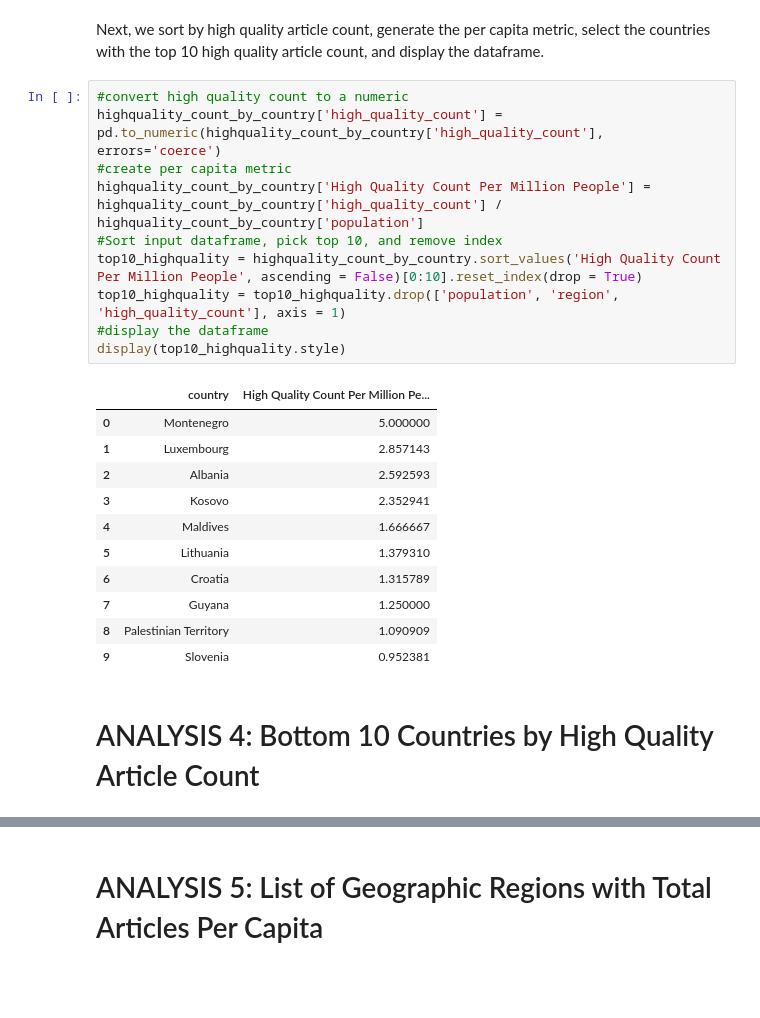
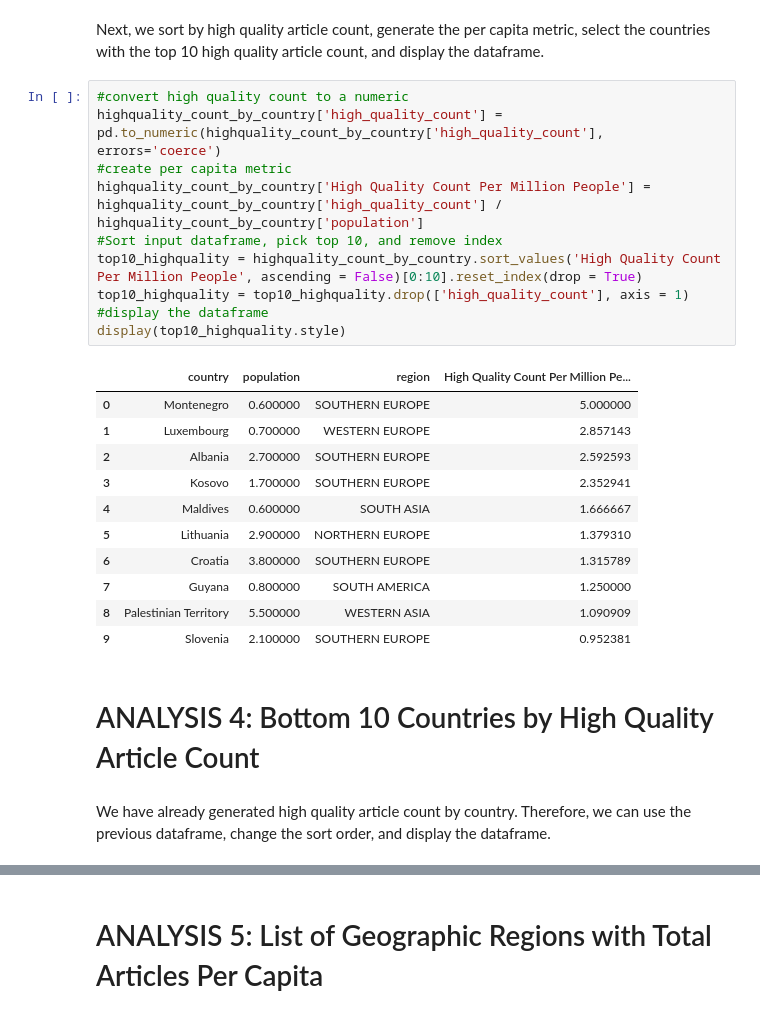
Before and after one commit to SSGurajala/DATA512, a Jupyter notebook: data-512-homework_2/src/notebooks/data_analysis.ipynb, the cells around one changed output, grey strips where cells are left out. Drawn from its saved outputs; the diff is of its cells as text; blank space fills up the shorter version.

```diff
--- a/data-512-homework_2/src/notebooks/data_analysis.ipynb
+++ b/data-512-homework_2/src/notebooks/data_analysis.ipynb
@@ -99,26 +99,28 @@ Next, we sort by high quality article count, generate the per capita metric, sel
 # %%
 #convert high quality count to a numeric
 highquality_count_by_country['high_quality_count'] = pd.to_numeric(highquality_count_by_country['high_quality_count'], errors='coerce')
 #create per capita metric
 highquality_count_by_country['High Quality Count Per Million People'] = highquality_count_by_country['high_quality_count'] / highquality_count_by_country['population']
 #Sort input dataframe, pick top 10, and remove index
 top10_highquality = highquality_count_by_country.sort_values('High Quality Count Per Million People', ascending = False)[0:10].reset_index(drop = True)
-top10_highquality = top10_highquality.drop(['population', 'region', 'high_quality_count'], axis = 1)
+top10_highquality = top10_highquality.drop(['high_quality_count'], axis = 1)
 #display the dataframe
 display(top10_highquality.style)
 # %% [output]
-|  | country | High Quality Count Per Million Pe... |
-| 0 | Montenegro | 5.000000 |
-| 1 | Luxembourg | 2.857143 |
-| 2 | Albania | 2.592593 |
-| 3 | Kosovo | 2.352941 |
-| 4 | Maldives | 1.666667 |
-| 5 | Lithuania | 1.379310 |
-| 6 | Croatia | 1.315789 |
-| 7 | Guyana | 1.250000 |
-| 8 | Palestinian Territory | 1.090909 |
-| 9 | Slovenia | 0.952381 |
+|  | country | population | region | High Quality Count Per Million Pe... |
+| 0 | Montenegro | 0.600000 | SOUTHERN EUROPE | 5.000000 |
+| 1 | Luxembourg | 0.700000 | WESTERN EUROPE | 2.857143 |
+| 2 | Albania | 2.700000 | SOUTHERN EUROPE | 2.592593 |
+| 3 | Kosovo | 1.700000 | SOUTHERN EUROPE | 2.352941 |
+| 4 | Maldives | 0.600000 | SOUTH ASIA | 1.666667 |
+| 5 | Lithuania | 2.900000 | NORTHERN EUROPE | 1.379310 |
+| 6 | Croatia | 3.800000 | SOUTHERN EUROPE | 1.315789 |
+| 7 | Guyana | 0.800000 | SOUTH AMERICA | 1.250000 |
+| 8 | Palestinian Territory | 5.500000 | WESTERN ASIA | 1.090909 |
+| 9 | Slovenia | 2.100000 | SOUTHERN EUROPE | 0.952381 |
 # %% [markdown]
 # ANALYSIS 4: Bottom 10 Countries by High Quality Article Count
+# %% [markdown]
+We have already generated high quality article count by country. Therefore, we can use the previous dataframe, change the sort order, and display the dataframe.
 # %%
 #Sort input dataframe, pick top 10, and remove index
```
Also changed, not shown: parts of 9 cells of this notebook, 1 other file.
